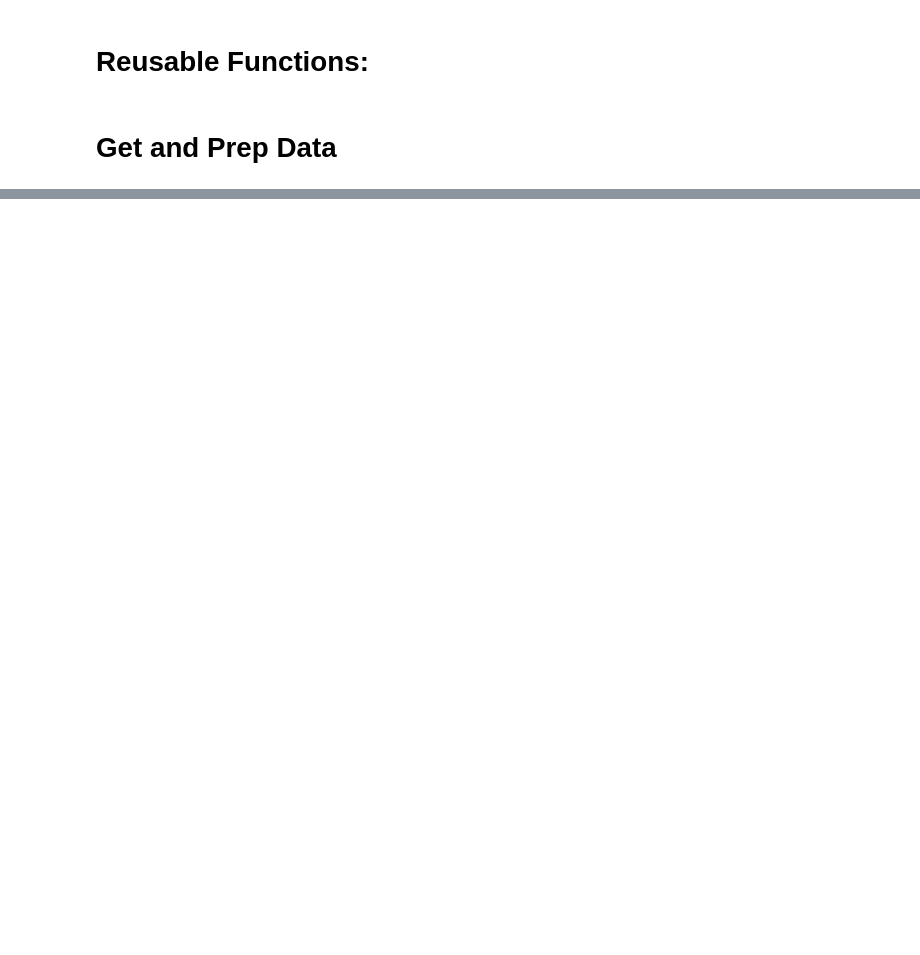
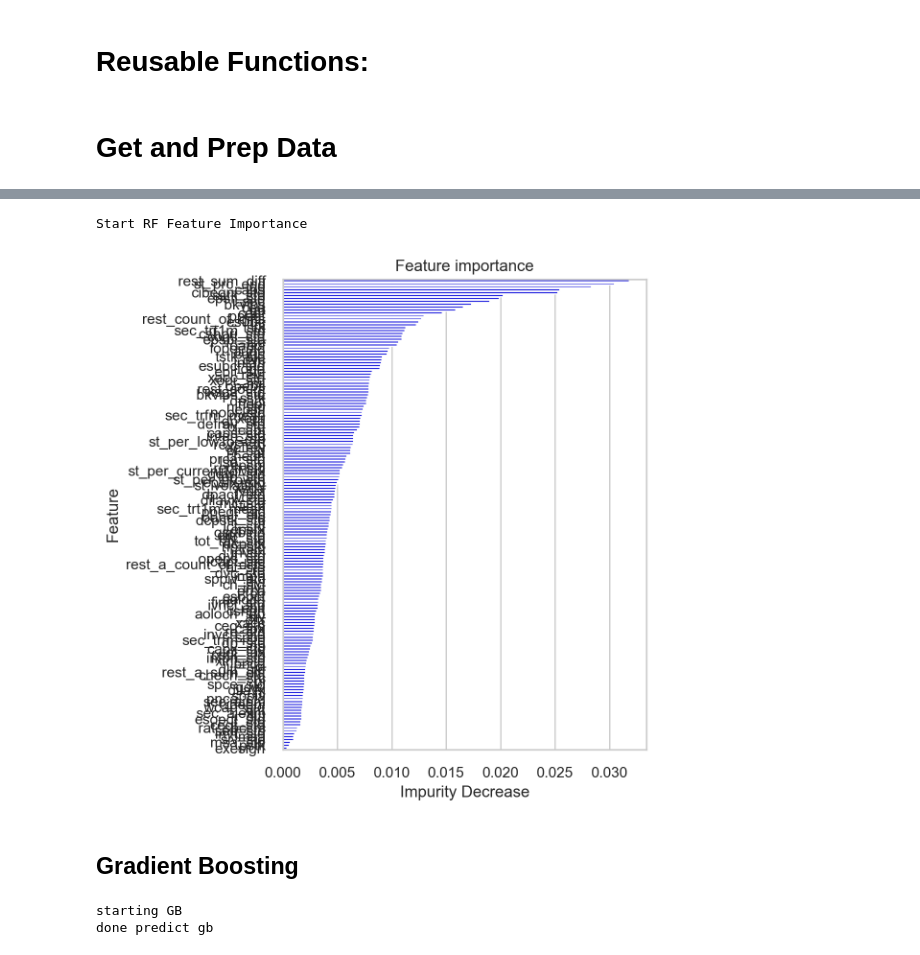
Before and after one commit to bcullinan32/CapstoneProject, a Jupyter notebook: Capstone_Modeling.ipynb, the cells around one changed output, grey strips where cells are left out. Drawn from its saved outputs; the diff is of its cells as text; code cells hidden in the pictures; blank space fills up the shorter version.

```diff
--- a/Capstone_Modeling.ipynb
+++ b/Capstone_Modeling.ipynb
@@ -239,0 +533,26 @@ completeDF_Imputed
+# %%
+# Random Forest -- Feature Importance -- Plot Most Important Features
+print("Start RF Feature Importance")
+featureList = x_train.columns.to_list()
+feature_importances, fig = FeatureImportance(rf,featureList) #model, featureList
+fig.show()
+plt.savefig(plotLoc+'RF_LS_FeatSelect.png')
+# %% [output]
+Start RF Feature Importance
+[figure, added]
+# %% [markdown]
+## Gradient Boosting
+# %%
+print("starting GB")
+## Setting when optimized for Accuracy
+gb = GradientBoostingClassifier(n_estimators=100, learning_rate=0.5,random_state=1,
+                                max_depth=10, min_samples_split=75, max_features=8)
+
+gb.fit(x_train,y_train)
+
+## Make Predictions
+y_pred_gb = gb.predict(x_test)
+print("done predict gb")
+# %% [output]
+starting GB
+done predict gb
```
Also changed, not shown: parts of 67 cells of this notebook, 16 other files.
